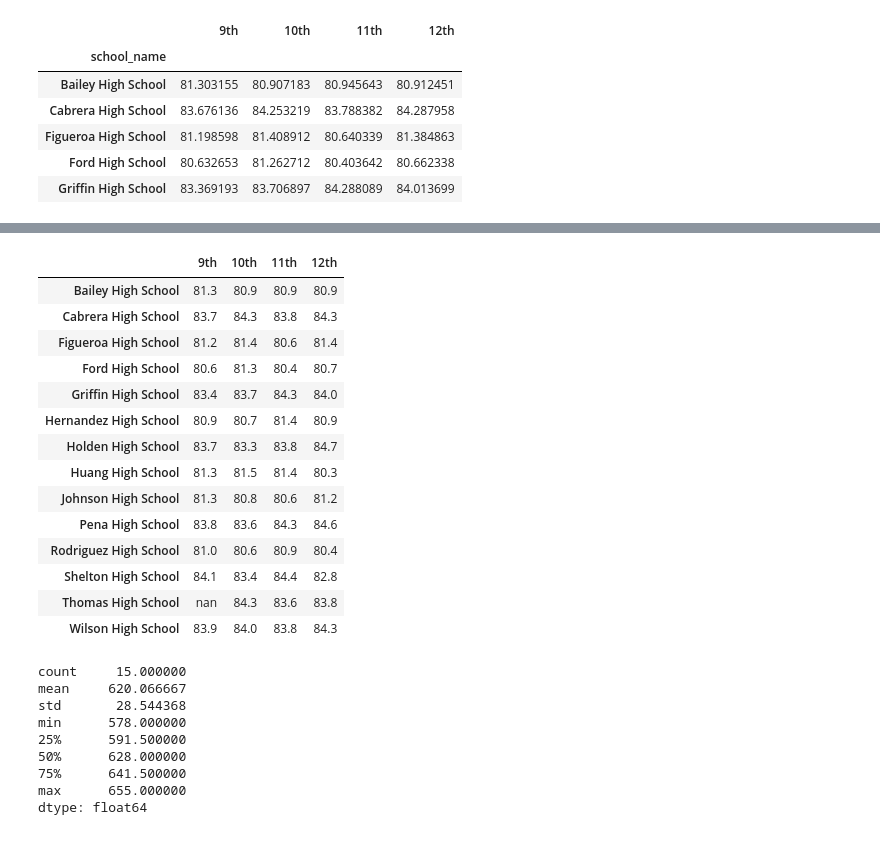
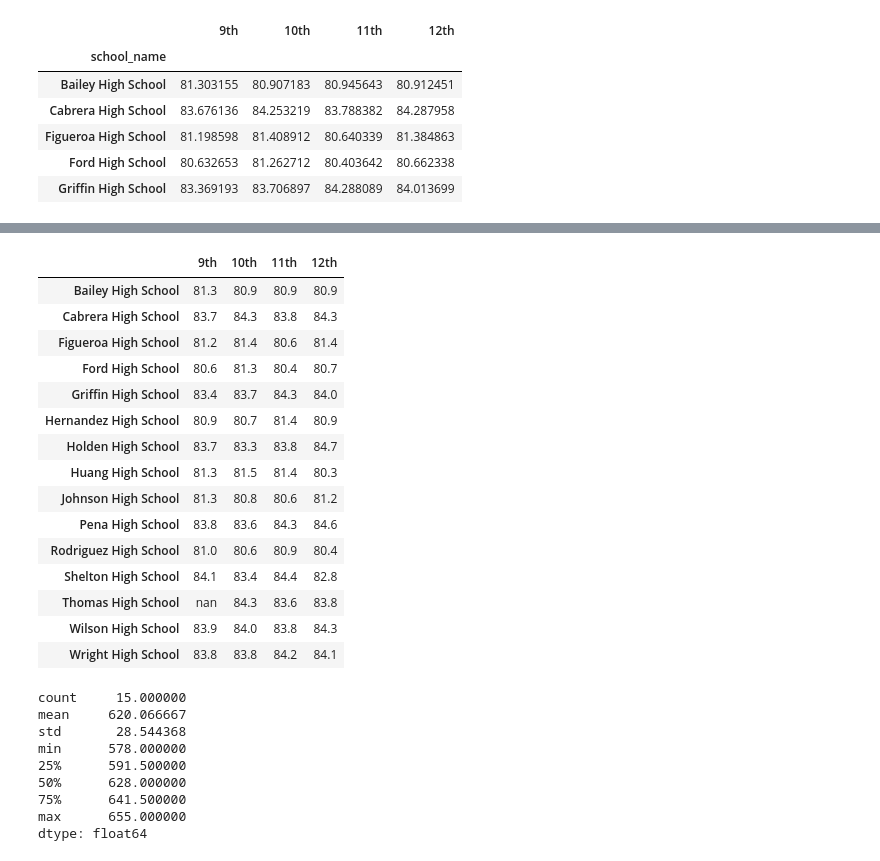
Before and after one commit to tarajarell/School_District_Analysis, a Jupyter notebook: PyCitySchools_Challenge.ipynb, the cells around one changed output, grey strips where cells are left out. Saved outputs shown, nothing was run; the diff lists cells and outputs as text; code cells hidden in the pictures.

```diff
--- a/PyCitySchools_Challenge.ipynb
+++ b/PyCitySchools_Challenge.ipynb
@@ -414,34 +417,35 @@ reading_scores_by_grade["9th"] = reading_scores_by_grade["9th"].map("{:,.1f}".fo
 
 reading_scores_by_grade["10th"] = reading_scores_by_grade["10th"].map("{:,.1f}".format)
 
 reading_scores_by_grade["11th"] = reading_scores_by_grade["11th"].map("{:,.1f}".format)
 
 reading_scores_by_grade["12th"] = reading_scores_by_grade["12th"].map("{:,.1f}".format)
 
 # Make sure the columns are in the correct order.
 reading_scores_by_grade = reading_scores_by_grade[
                  ["9th", "10th", "11th", "12th"]]
 
 # Remove the index name.
 reading_scores_by_grade.index.name = None
 # Display the data frame.
-reading_scores_by_grade.head(14)
+reading_scores_by_grade.head(15)
 # %% [output]
 |  | 9th | 10th | 11th | 12th |
 | Bailey High School | 81.3 | 80.9 | 80.9 | 80.9 |
 | Cabrera High School | 83.7 | 84.3 | 83.8 | 84.3 |
 | Figueroa High School | 81.2 | 81.4 | 80.6 | 81.4 |
 | Ford High School | 80.6 | 81.3 | 80.4 | 80.7 |
 | Griffin High School | 83.4 | 83.7 | 84.3 | 84.0 |
 | Hernandez High School | 80.9 | 80.7 | 81.4 | 80.9 |
 | Holden High School | 83.7 | 83.3 | 83.8 | 84.7 |
 | Huang High School | 81.3 | 81.5 | 81.4 | 80.3 |
 | Johnson High School | 81.3 | 80.8 | 80.6 | 81.2 |
 | Pena High School | 83.8 | 83.6 | 84.3 | 84.6 |
 | Rodriguez High School | 81.0 | 80.6 | 80.9 | 80.4 |
 | Shelton High School | 84.1 | 83.4 | 84.4 | 82.8 |
 | Thomas High School | nan | 84.3 | 83.6 | 83.8 |
 | Wilson High School | 83.9 | 84.0 | 83.8 | 84.3 |
+| Wright High School | 83.8 | 83.8 | 84.2 | 84.1 |
 # %%
 # Get the descriptive statistics for the per_school_capita.
 per_school_capita.describe()
```
Also changed, not shown: parts of 3 cells of this notebook, 3 other files.
